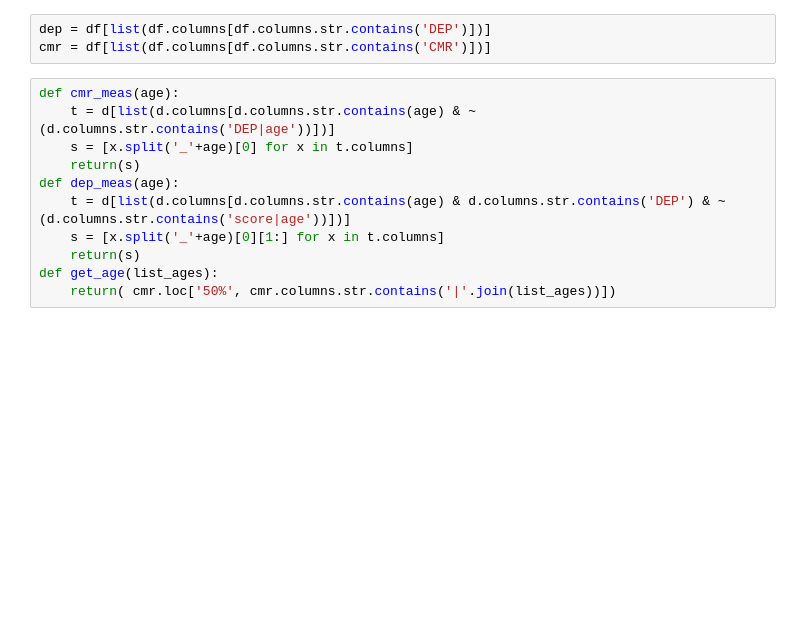
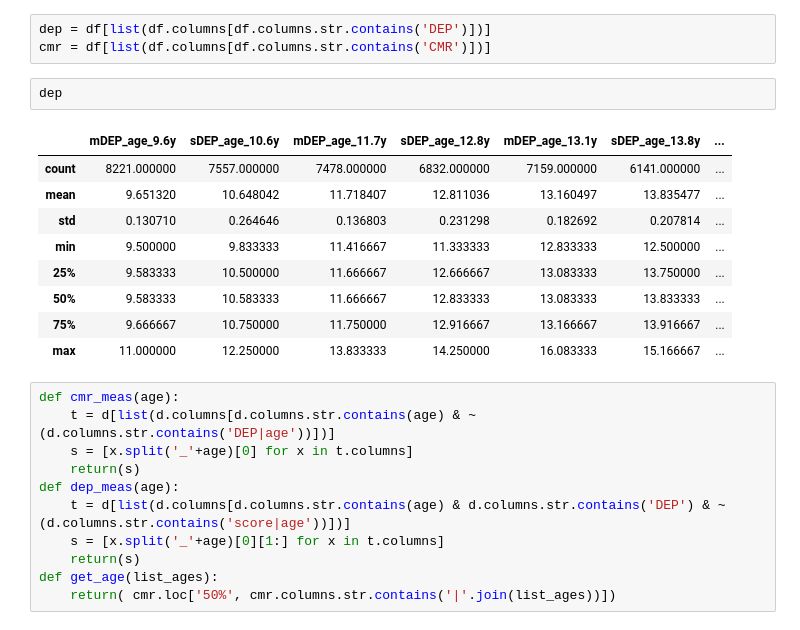
Before and after one commit to SereDef/comorb-longit-project, a Jupyter notebook: 3.Timeline.ipynb, the cells around one changed output. Cells and saved outputs as stored; diff of their text form; blank space fills up the shorter version.

```diff
--- a/3.Timeline.ipynb
+++ b/3.Timeline.ipynb
@@ -69,6 +148,18 @@ dep_names = ['Felt miserable or unhappy',
 # %%
 dep = df[list(df.columns[df.columns.str.contains('DEP')])]
 cmr = df[list(df.columns[df.columns.str.contains('CMR')])]
+# %%
+dep
+# %% [output]
+|  | mDEP_age_9.6y | sDEP_age_10.6y | mDEP_age_11.7y | sDEP_age_12.8y | mDEP_age_13.1y | sDEP_age_13.8y | ... |
+| count | 8221.000000 | 7557.000000 | 7478.000000 | 6832.000000 | 7159.000000 | 6141.000000 | ... |
+| mean | 9.651320 | 10.648042 | 11.718407 | 12.811036 | 13.160497 | 13.835477 | ... |
+| std | 0.130710 | 0.264646 | 0.136803 | 0.231298 | 0.182692 | 0.207814 | ... |
+| min | 9.500000 | 9.833333 | 11.416667 | 11.333333 | 12.833333 | 12.500000 | ... |
+| 25% | 9.583333 | 10.500000 | 11.666667 | 12.666667 | 13.083333 | 13.750000 | ... |
+| 50% | 9.583333 | 10.583333 | 11.666667 | 12.833333 | 13.083333 | 13.833333 | ... |
+| 75% | 9.666667 | 10.750000 | 11.750000 | 12.916667 | 13.166667 | 13.916667 | ... |
+| max | 11.000000 | 12.250000 | 13.833333 | 14.250000 | 16.083333 | 15.166667 | ... |
 # %%
 def cmr_meas(age):
     t = d[list(d.columns[d.columns.str.contains(age) & ~(d.columns.str.contains('DEP|age'))])]
```
Also changed, not shown: parts of 9 cells of this notebook, 4 other files.
